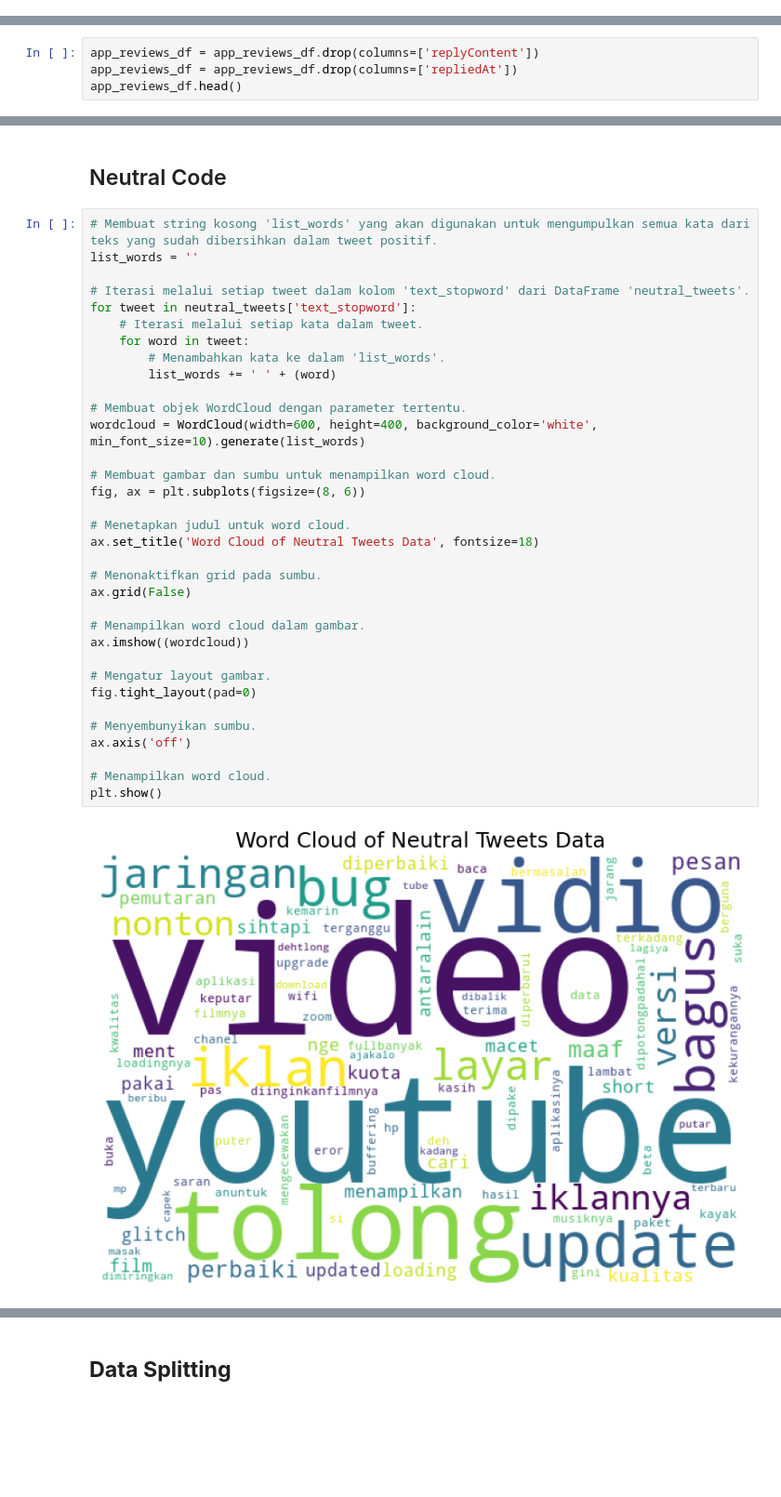
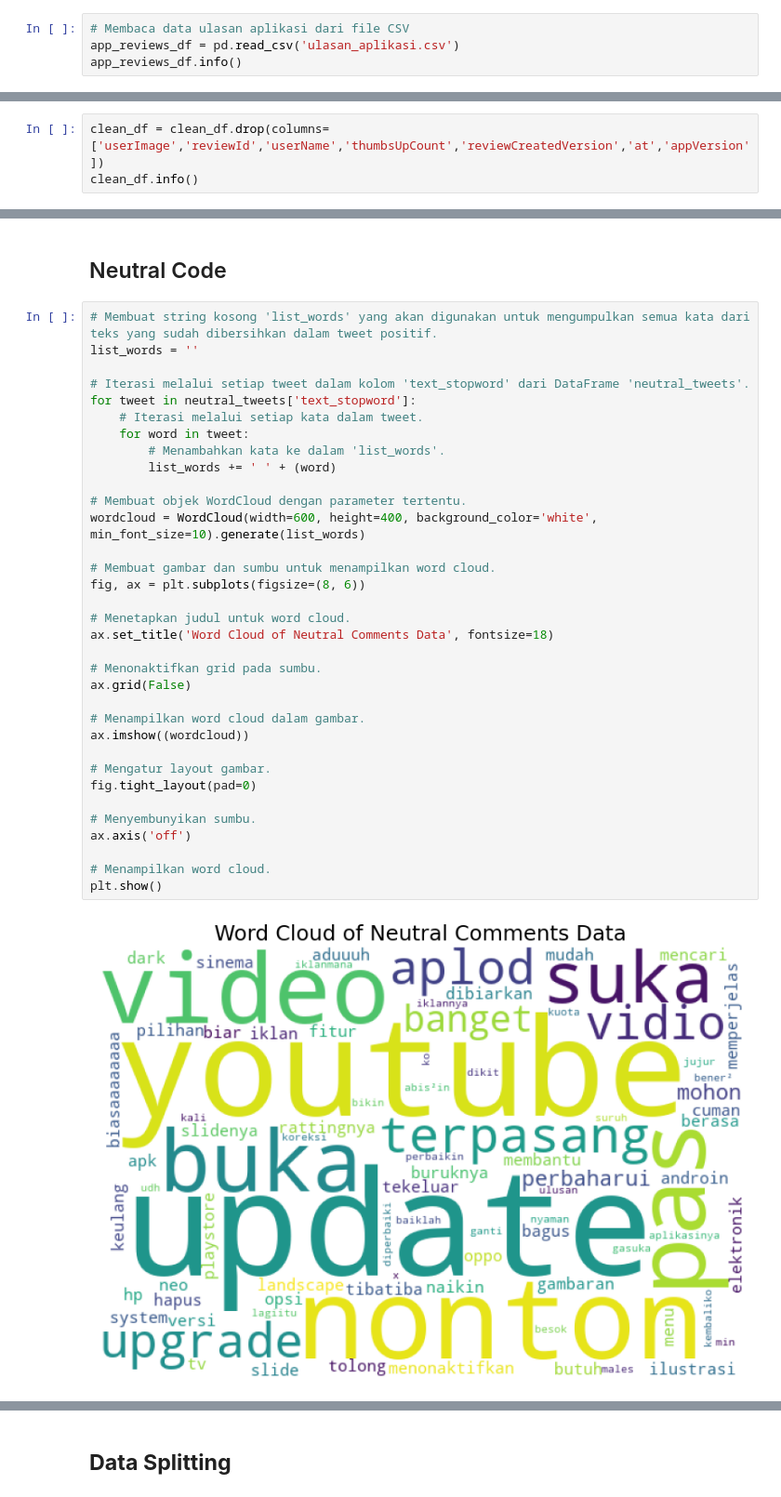
Before and after one commit to Satss101/Submission_sentimen_analisis, a Jupyter notebook: notebook.ipynb, the cells around one changed output, grey strips where cells are left out. Shown at 93% size. Saved outputs shown, nothing was run; the diff lists cells and outputs as text; blank space fills up the shorter version.

Commit message:
info

```diff
--- a/notebook.ipynb
+++ b/notebook.ipynb
@@ -34,0 +72,4 @@ True
+# %%
+# Membaca data ulasan aplikasi dari file CSV
+app_reviews_df = pd.read_csv('ulasan_aplikasi.csv')
+app_reviews_df.info()
@@ -37,4 +94,0 @@ True
-# %%
-app_reviews_df = app_reviews_df.drop(columns=['replyContent'])
-app_reviews_df = app_reviews_df.drop(columns=['repliedAt'])
-app_reviews_df.head()
@@ -70,0 +127,3 @@ memory usage: 2.0+ MB
+# %%
+clean_df = clean_df.drop(columns=['userImage','reviewId','userName','thumbsUpCount','reviewCreatedVersion','at','appVersion'])
+clean_df.info()
@@ -546,33 +572,33 @@ list_words = ''
 # Iterasi melalui setiap tweet dalam kolom 'text_stopword' dari DataFrame 'neutral_tweets'.
 for tweet in neutral_tweets['text_stopword']:
     # Iterasi melalui setiap kata dalam tweet.
     for word in tweet:
         # Menambahkan kata ke dalam 'list_words'.
         list_words += ' ' + (word)
 
 # Membuat objek WordCloud dengan parameter tertentu.
 wordcloud = WordCloud(width=600, height=400, background_color='white', min_font_size=10).generate(list_words)
 
 # Membuat gambar dan sumbu untuk menampilkan word cloud.
 fig, ax = plt.subplots(figsize=(8, 6))
 
 # Menetapkan judul untuk word cloud.
-ax.set_title('Word Cloud of Neutral Tweets Data', fontsize=18)
+ax.set_title('Word Cloud of Neutral Comments Data', fontsize=18)
 
 # Menonaktifkan grid pada sumbu.
 ax.grid(False)
 
 # Menampilkan word cloud dalam gambar.
 ax.imshow((wordcloud))
 
 # Mengatur layout gambar.
 fig.tight_layout(pad=0)
 
 # Menyembunyikan sumbu.
 ax.axis('off')
 
 # Menampilkan word cloud.
 plt.show()
 # %% [output]
-[figure, old version]
+[figure, new version]
 # %%
```
Also changed, not shown: parts of 40 cells of this notebook, 6 other files.
